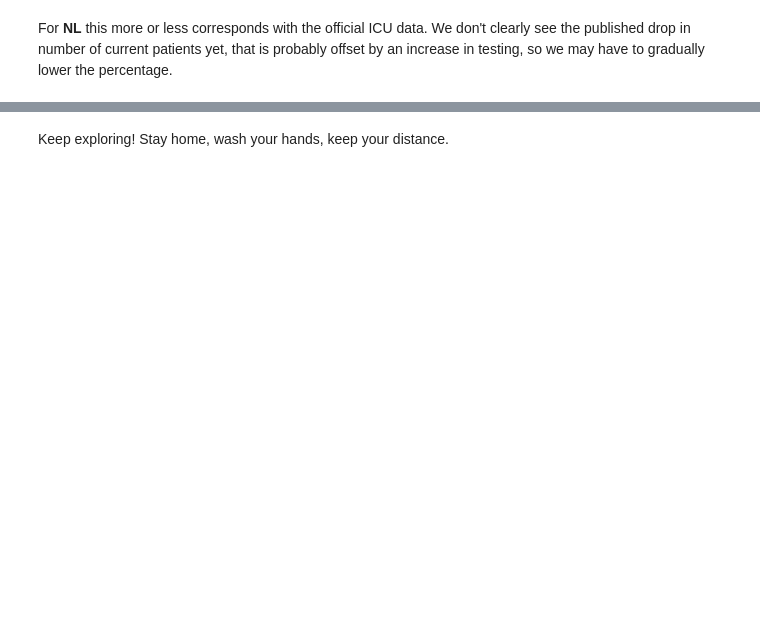
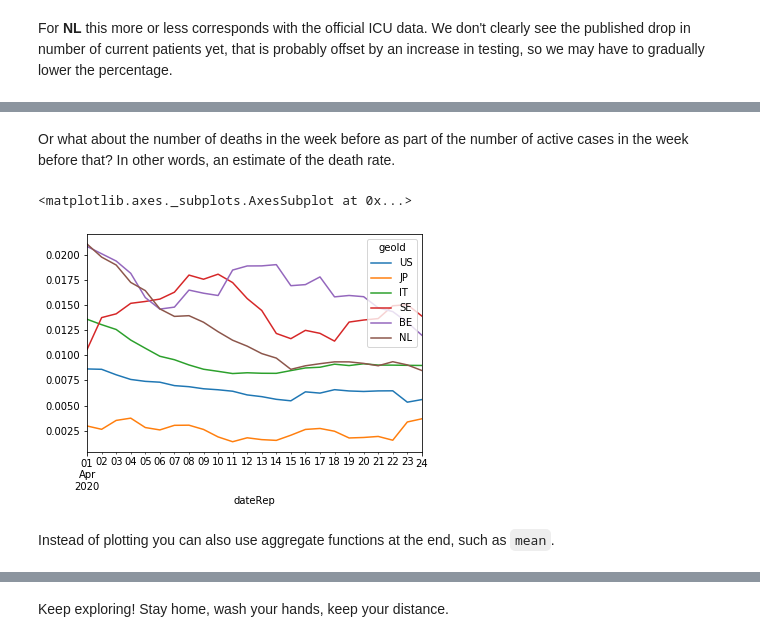
Before and after one commit to R3dje/COVID19, a Jupyter notebook: EUCDC.ipynb, the cells around one changed output, grey strips where cells are left out. Saved outputs shown, nothing was run; the diff lists cells and outputs as text; code cells hidden in the pictures; blank space fills up the shorter version.

```diff
--- a/EUCDC.ipynb
+++ b/EUCDC.ipynb
@@ -229,0 +241,9 @@ For __NL__ this more or less corresponds with the official ICU data. We don't cl
+# %% [markdown]
+Or what about the number of deaths in the week before as part of the number of active cases in the week before that? In other words, an estimate of the death rate.
+# %%
+(df_geo.rolling(7).mean()['deaths'] / df_geo.shift(7).rolling(14).sum()['cases'])[['US', 'JP', 'IT', 'SE', 'BE', 'NL']].loc['20200401':].plot()
+# %% [output]
+<matplotlib.axes._subplots.AxesSubplot at 0x...>
+[figure, added]
+# %% [markdown]
+Instead of plotting you can also use aggregate functions at the end, such as `mean`.
```
Also changed, not shown: parts of 17 cells of this notebook, 1 other file.
